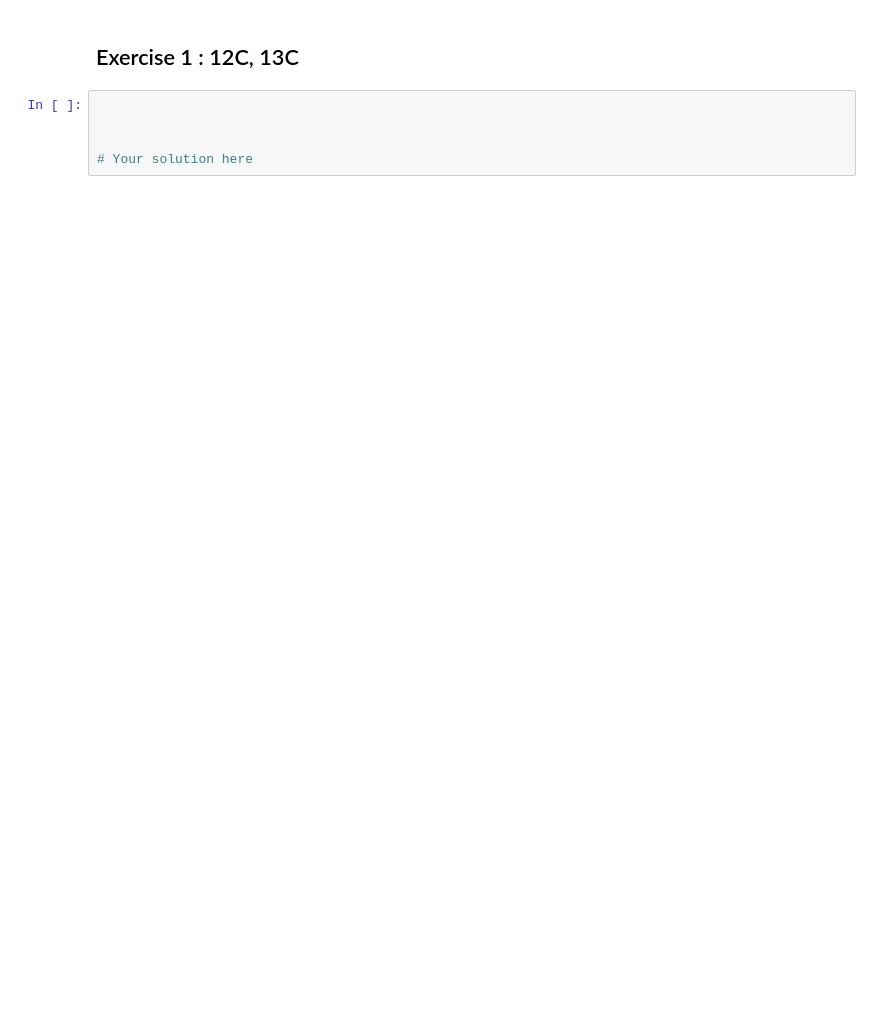
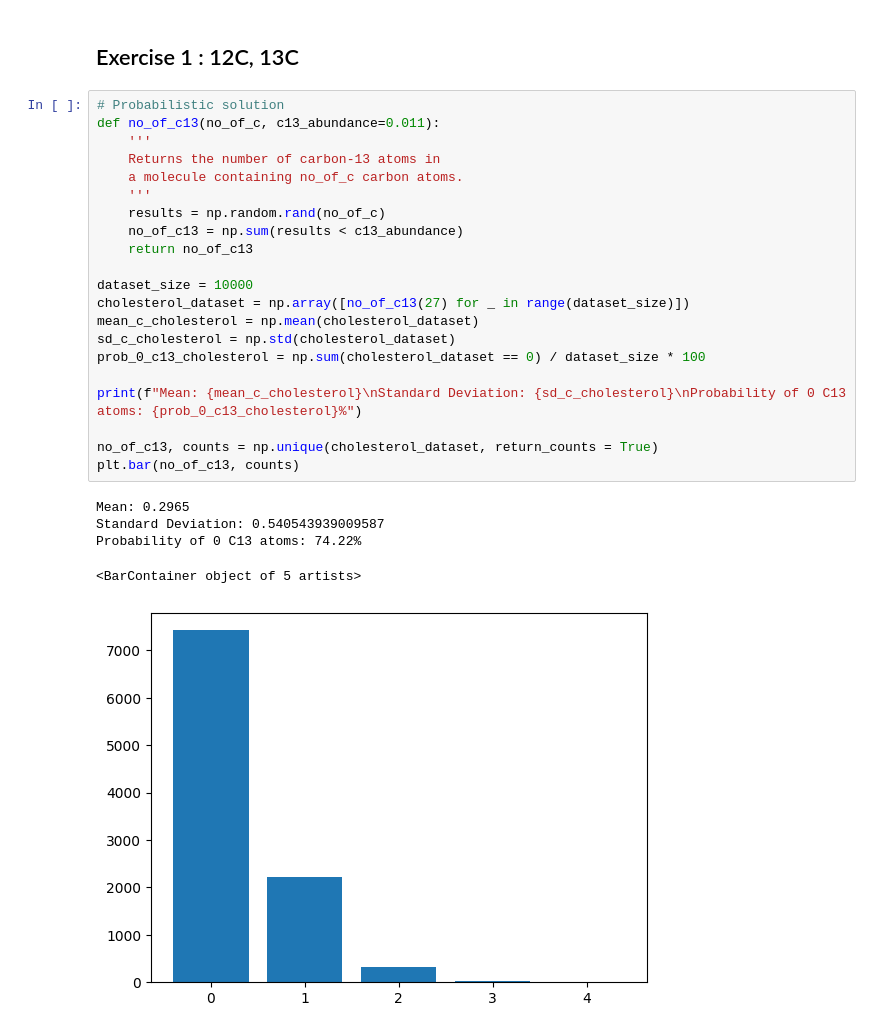
Before and after one commit to SPS-SP2273/learning-portfolio-shawn1368, a Jupyter notebook: random numbers/random_numbers_(need).ipynb, the cells around one changed output. Saved outputs shown, nothing was run; the diff lists cells and outputs as text; blank space fills up the shorter version.

Commit message:
Random Numbers (Need)

```diff
--- a/random numbers/random_numbers_(need).ipynb
+++ b/random numbers/random_numbers_(need).ipynb
@@ -181,7 +192,29 @@ plt.table([no_of_heads, heads_counts, heads_probability],
 # %% [markdown]
 ## Exercise 1 :  12C, 13C
-# %%
-
-
-
-# Your solution here
+# %%
+# Probabilistic solution
+def no_of_c13(no_of_c, c13_abundance=0.011):
+    '''
+    Returns the number of carbon-13 atoms in
+    a molecule containing no_of_c carbon atoms.
+    '''
+    results = np.random.rand(no_of_c)
+    no_of_c13 = np.sum(results < c13_abundance)
+    return no_of_c13
+
+dataset_size = 10000
+cholesterol_dataset = np.array([no_of_c13(27) for _ in range(dataset_size)])
+mean_c_cholesterol = np.mean(cholesterol_dataset)
+sd_c_cholesterol = np.std(cholesterol_dataset)
+prob_0_c13_cholesterol = np.sum(cholesterol_dataset == 0) / dataset_size * 100
+
+print(f"Mean: {mean_c_cholesterol}\nStandard Deviation: {sd_c_cholesterol}\nProbability of 0 C13 atoms: {prob_0_c13_cholesterol}%")
+
+no_of_c13, counts = np.unique(cholesterol_dataset, return_counts = True)
+plt.bar(no_of_c13, counts)
+# %% [output]
+Mean: 0.2965
+Standard Deviation: 0.540543939009587
+Probability of 0 C13 atoms: 74.22%
+<BarContainer object of 5 artists>
+[figure, added]
```
Also changed, not shown: parts of 14 cells of this notebook, 1 other file.
